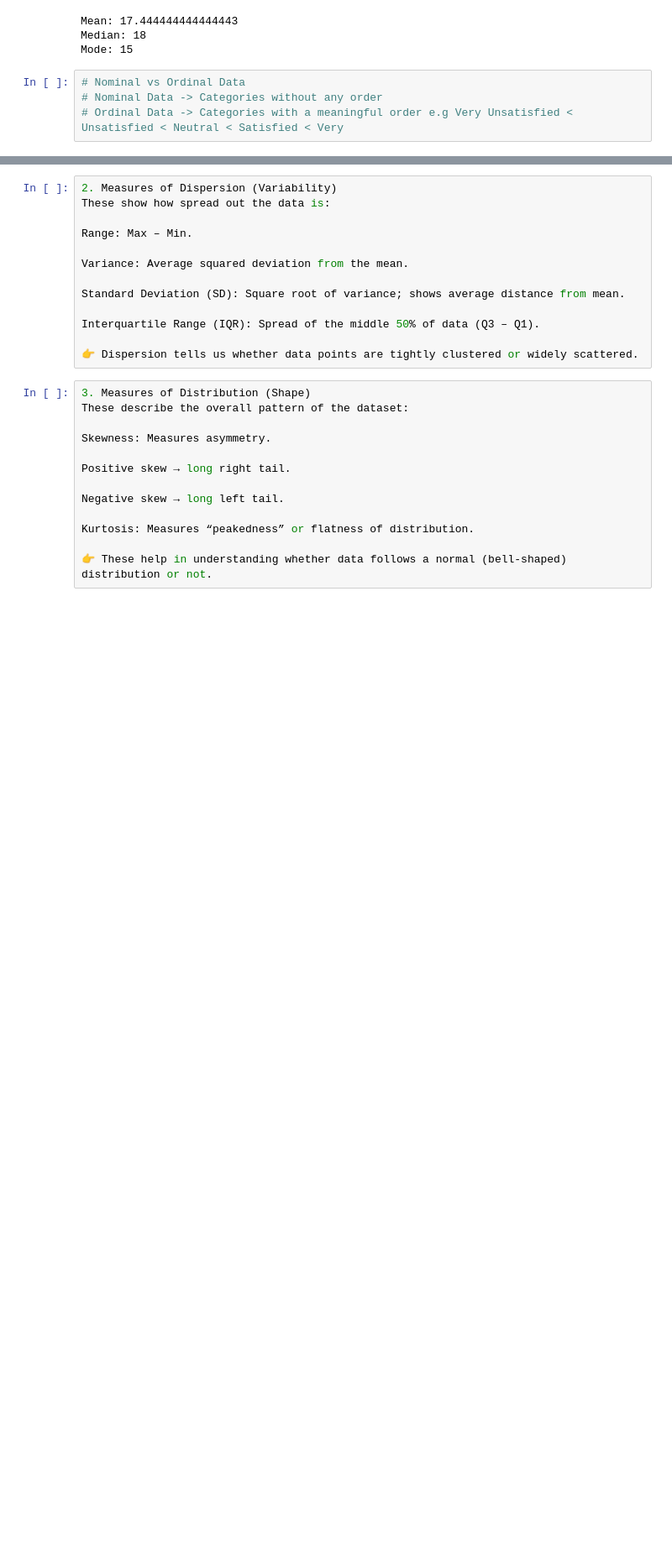
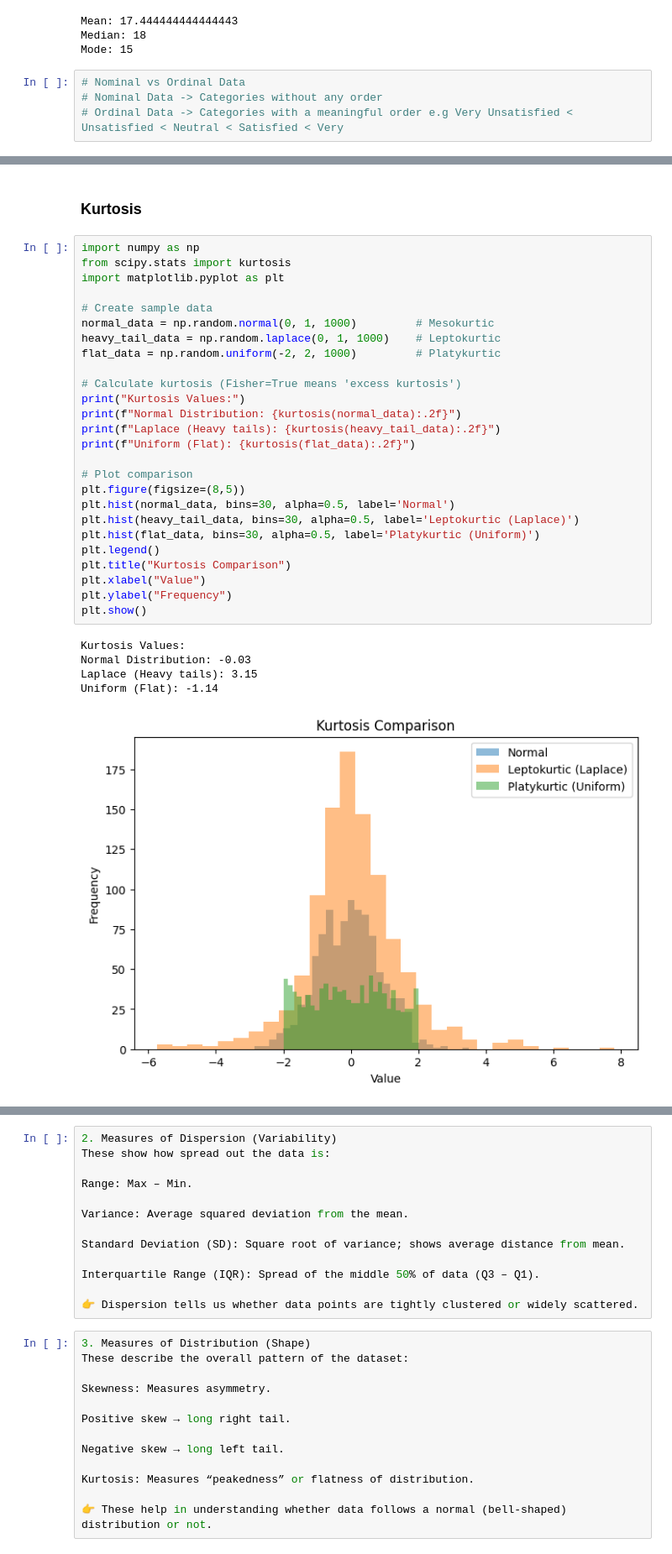
Before and after one commit to gauravgupta1242/stats-ml, a Jupyter notebook: Stats.ipynb, the cells around one changed output, grey strips where cells are left out. Shown: that part at 84% size. Saved outputs shown, nothing was run; the diff lists cells and outputs as text; blank space fills up the shorter version.

```diff
--- a/Stats.ipynb
+++ b/Stats.ipynb
@@ -49,0 +364,34 @@ Mode: 15
+# %% [markdown]
+### Kurtosis
+# %%
+import numpy as np
+from scipy.stats import kurtosis
+import matplotlib.pyplot as plt
+
+# Create sample data
+normal_data = np.random.normal(0, 1, 1000)         # Mesokurtic
+heavy_tail_data = np.random.laplace(0, 1, 1000)    # Leptokurtic
+flat_data = np.random.uniform(-2, 2, 1000)         # Platykurtic
+
+# Calculate kurtosis (Fisher=True means 'excess kurtosis')
+print("Kurtosis Values:")
+print(f"Normal Distribution: {kurtosis(normal_data):.2f}")
+print(f"Laplace (Heavy tails): {kurtosis(heavy_tail_data):.2f}")
+print(f"Uniform (Flat): {kurtosis(flat_data):.2f}")
+
+# Plot comparison
+plt.figure(figsize=(8,5))
+plt.hist(normal_data, bins=30, alpha=0.5, label='Normal')
+plt.hist(heavy_tail_data, bins=30, alpha=0.5, label='Leptokurtic (Laplace)')
+plt.hist(flat_data, bins=30, alpha=0.5, label='Platykurtic (Uniform)')
+plt.legend()
+plt.title("Kurtosis Comparison")
+plt.xlabel("Value")
+plt.ylabel("Frequency")
+plt.show()
+# %% [output]
+Kurtosis Values:
+Normal Distribution: -0.03
+Laplace (Heavy tails): 3.15
+Uniform (Flat): -1.14
+[figure, added]
```
Also changed, not shown: parts of 18 cells of this notebook.
